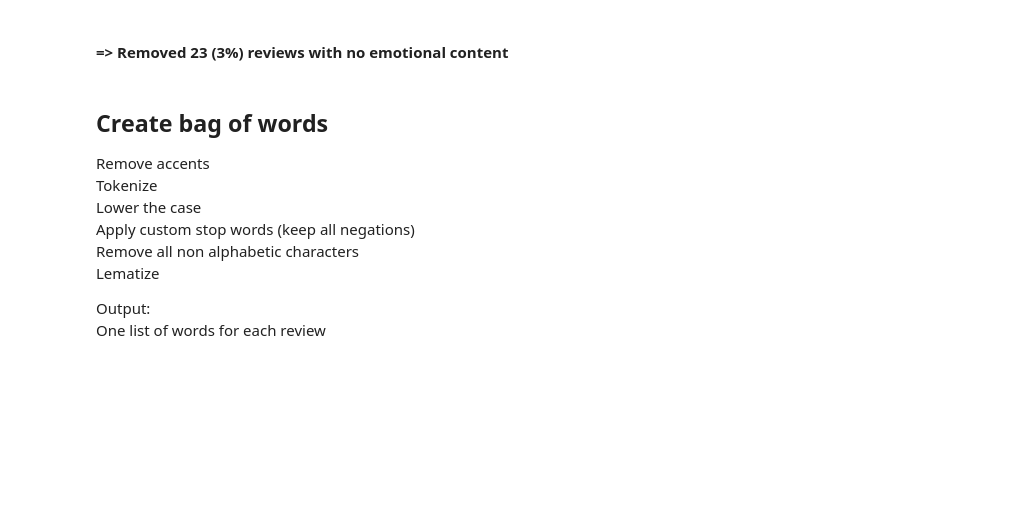
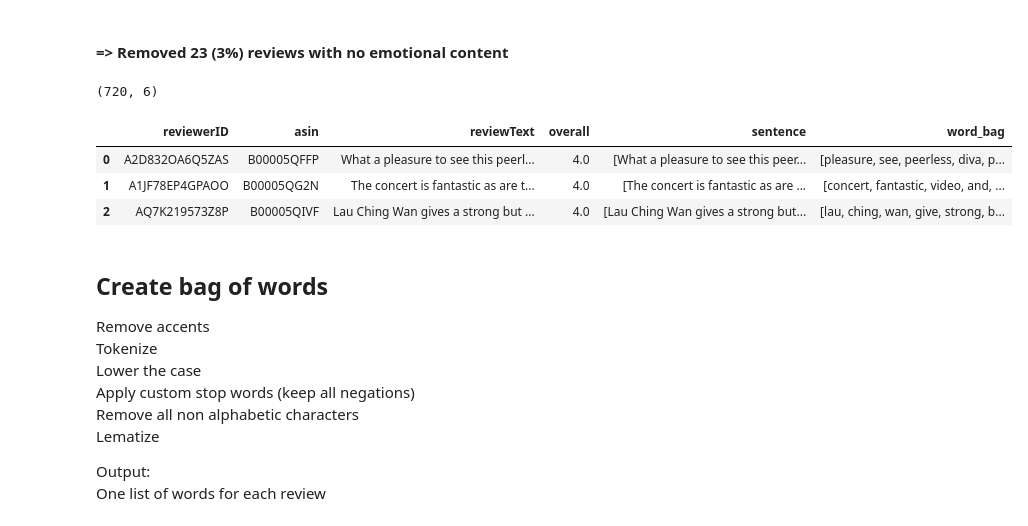
Before and after one commit to j-gd/movie_mood, a Jupyter notebook: src/ab_testing_dev/B_testing.ipynb, the cells around one changed output. Saved outputs shown, nothing was run; the diff lists cells and outputs as text; code cells hidden in the pictures; blank space fills up the shorter version.

```diff
--- a/src/ab_testing_dev/B_testing.ipynb
+++ b/src/ab_testing_dev/B_testing.ipynb
@@ -76,7 +76,7 @@ for i in ['train','test']:
     y[i] = np.concatenate([np.ones((train_test_dic[i]['positive'].shape[0],)),
                           np.zeros((train_test_dic[i]['negative'].shape[0],))])
 # %%
-def info(dic, nb_lines=2):
+def info0(dic, nb_lines=2):
     for i in ['train','test']:
         display(Markdown('#### {}:'.format(i)))
         print(dic[i].shape)
@@ -116,6 +116,36 @@ cases = {
 #### => Removed 23 (3%) reviews with no emotional content
 # %%
 # res = subj_filter.transform(test_reviews.iloc[:200,:],'reviewText', debug_level=10)
+# %%
+abtest = {
+    'A': {
+        'train': {
+            'reviews_df': cases['A']['train']
+        },
+        'test': {
+            'reviews_df': cases['A']['test']
+        }
+    },
+    'B': {
+        'train': {
+            'reviews_df': cases['B']['train']
+        },
+        'test': {
+            'reviews_df': cases['B']['test']
+        }
+    }
+}
+# %%
+def info(ab, train_test, df, nb_lines=3):
+    print(abtest[ab][train_test][df].shape)
+    display(abtest[ab][train_test][df].head(nb_lines))
+info('A','test','reviews_df')
+# %% [output]
+(720, 6)
+|  | reviewerID | asin | reviewText | overall | sentence | word_bag |
+| 0 | A2D832OA6Q5ZAS | B00005QFFP | What a pleasure to see this peerl... | 4.0 | [What a pleasure to see this peer... | [pleasure, see, peerless, diva, p... |
+| 1 | A1JF78EP4GPAOO | B00005QG2N | The concert is fantastic as are t... | 4.0 | [The concert is fantastic as are ... | [concert, fantastic, video, and, ... |
+| 2 | AQ7K219573Z8P | B00005QIVF | Lau Ching Wan gives a strong but ... | 4.0 | [Lau Ching Wan gives a strong but... | [lau, ching, wan, give, strong, b... |
 # %% [markdown]
 ## Create bag of words
 Remove accents
```
Also changed, not shown: parts of 2 cells of this notebook.
